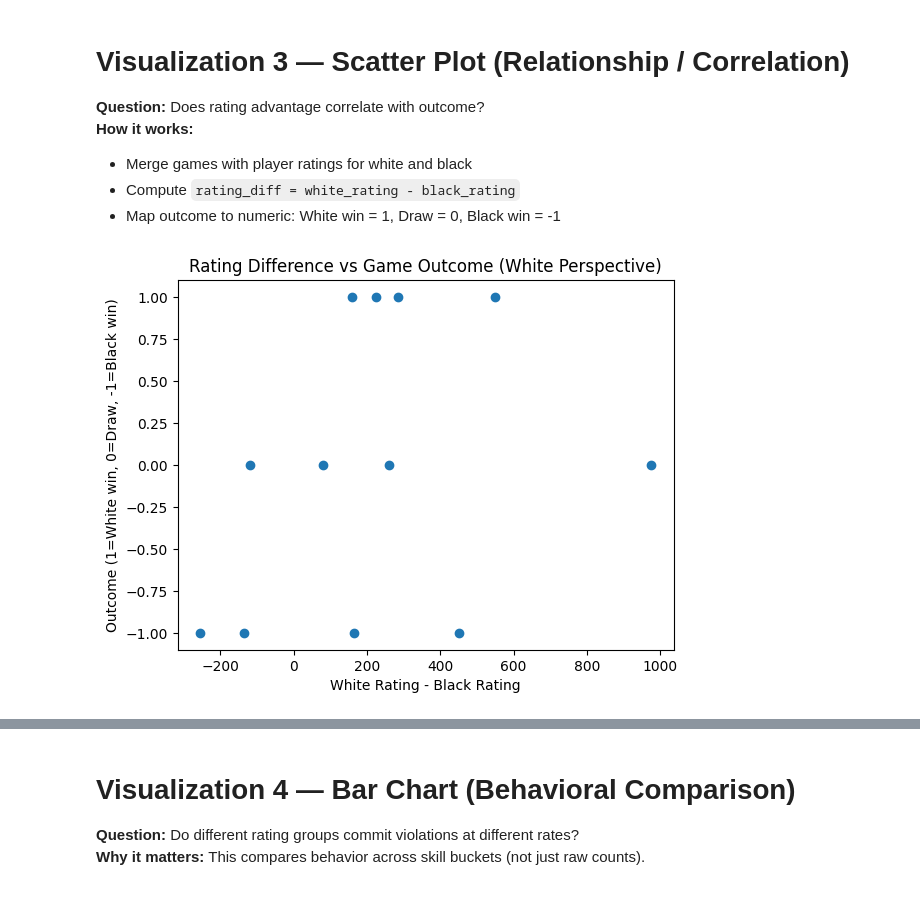
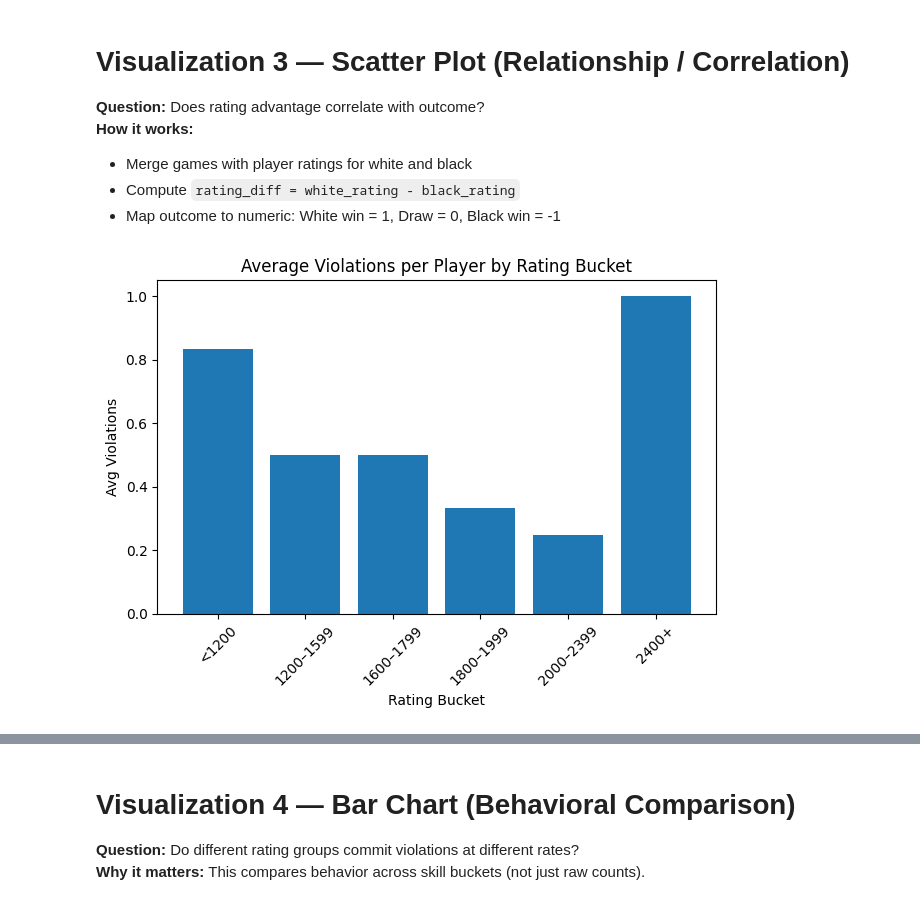
Before and after one commit to husaleem/Revature-Project2-Chess, a Jupyter notebook: notebooks/visualizations.ipynb, the cells around one changed output, grey strips where cells are left out. Cells and saved outputs as stored; diff of their text form; code cells hidden in the pictures.

```diff
--- a/notebooks/visualizations.ipynb
+++ b/notebooks/visualizations.ipynb
@@ -120,60 +120,42 @@ else:
 - Compute `rating_diff = white_rating - black_rating`
 - Map outcome to numeric: White win = 1, Draw = 0, Black win = -1
 # %%
-#Visualization 3 — Scatter
-if is_nonempty(players) and is_nonempty(games):
+import pandas as pd
+import matplotlib.pyplot as plt
 
-    required_game_cols = {"player_white_id", "player_black_id", "result"}
-    required_player_cols = {"player_id", "rating"}
+players["player_id"] = players["player_id"].astype(str)
+violations["player_id"] = violations["player_id"].astype(str)
 
-    if has_cols(games, required_game_cols) and has_cols(players, required_player_cols):
+# count violations per player
+vp = violations.groupby("player_id").size().reset_index(name="violations")
 
-        g = games.dropna(subset=["player_white_id", "player_black_id", "result"]).copy()
+# merge with ALL players so players with 0 violations are included
+vp = players[["player_id", "rating"]].merge(
+    vp,
+    on="player_id",
+    how="left"
+).fillna({"violations": 0})
 
-        if g.empty:
-            print("⏳ Skipping: games has no rows with white/black/result populated yet.")
-        else:
-            # Merge white rating
-            g = g.merge(
-                players[["player_id", "rating"]],
-                left_on="player_white_id",
-                right_on="player_id",
-                how="left"
-            ).rename(columns={"rating": "white_rating"}).drop(columns=["player_id"])
+# Create stable rating buckets (fixed ranges, NOT qcut)
+bins = [0, 1200, 1600, 1800, 2000, 2400, 3000]
+labels = ["<1200", "1200–1599", "1600–1799", "1800–1999", "2000–2399", "2400+"]
 
-            # Merge black rating
-            g = g.merge(
-                players[["player_id", "rating"]],
-                left_on="player_black_id",
-                right_on="player_id",
-                how="left"
-            ).rename(columns={"rating": "black_rating"}).drop(columns=["player_id"])
+vp["rating_bucket"] = pd.cut(vp["rating"], bins=bins, labels=labels, right=False)
 
-            g = g.dropna(subset=["white_rating", "black_rating"])
+# average violations per bucket
+bucket_stats = (
+    vp.groupby("rating_bucket")["violations"]
+    .mean()
+    .reset_index()
+)
 
-            if g.empty:
-                print("⏳ Skipping: could not match games to player ratings yet.")
-            else:
-                g["rating_diff"] = g["white_rating"] - g["black_rating"]
-
-                outcome_map = {"WHITE_WIN": 1, "DRAW": 0, "BLACK_WIN": -1}
-                g["white_outcome"] = g["result"].astype(str).map(outcome_map)
-
-                g = g.dropna(subset=["white_outcome"])
-
-                if g.empty:
-                    print("⏳ Skipping: game results not in expected set (WHITE_WIN/DRAW/BLACK_WIN) yet.")
-                else:
-                    plt.figure()
-                    plt.scatter(g["rating_diff"], g["white_outcome"])
-                    plt.title("Rating Difference vs Game Outcome (White Perspective)")
-                    plt.xlabel("White Rating - Black Rating")
-                    plt.ylabel("Outcome (1=White win, 0=Draw, -1=Black win)")
-                    plt.show()
-
-    else:
-        print("⏳ Skipping: required columns missing in games or players.")
-else:
-    print("⏳ Skipping: players or games table is empty.")
+plt.figure()
+plt.bar(bucket_stats["rating_bucket"], bucket_stats["violations"])
+plt.title("Average Violations per Player by Rating Bucket")
+plt.xlabel("Rating Bucket")
+plt.ylabel("Avg Violations")
+plt.xticks(rotation=45)
+plt.tight_layout()
+plt.show()
 # %% [output]
-[figure, old version]
+[figure, new version]
```
Also changed, not shown: parts of 7 cells of this notebook, 4 other files.
